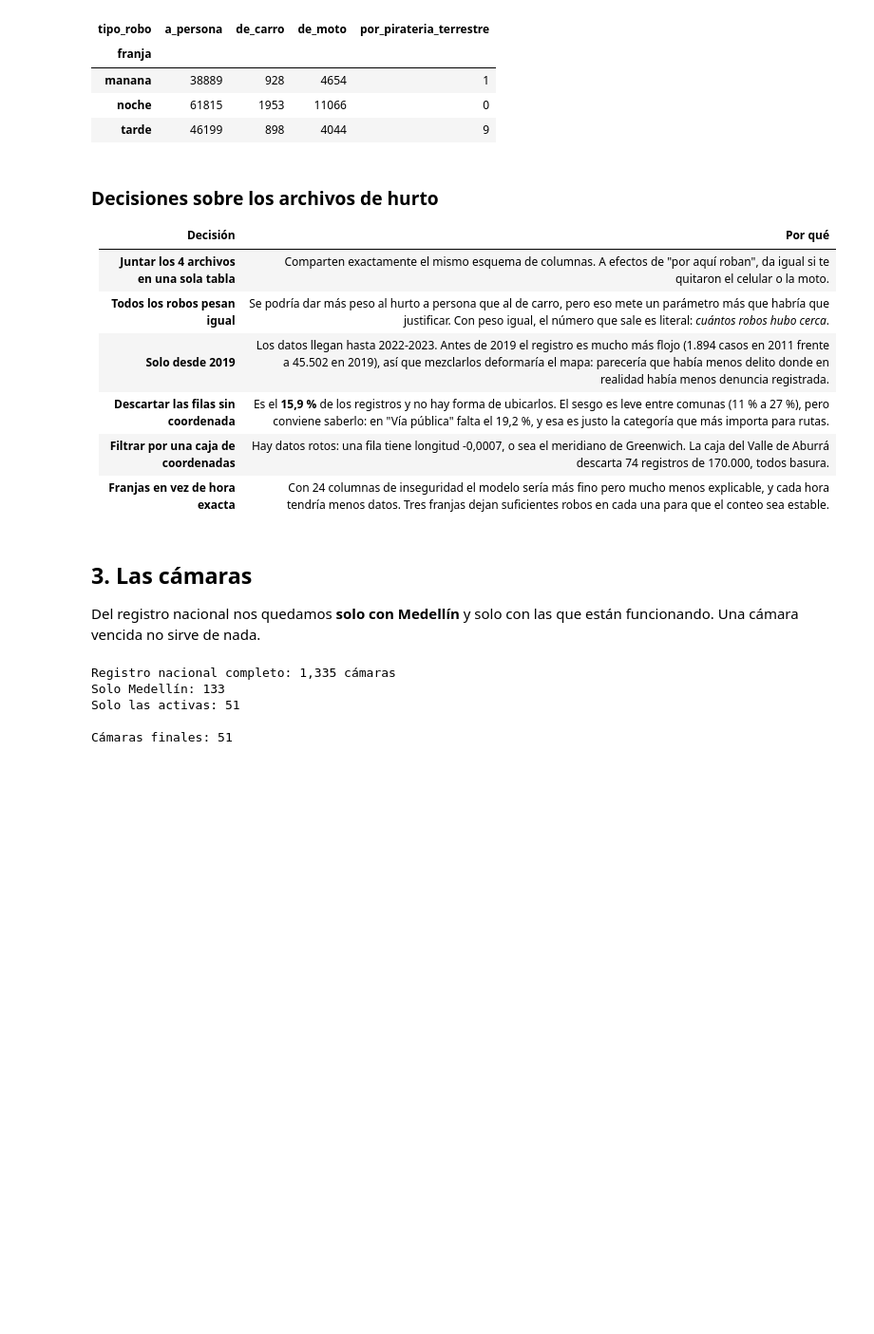
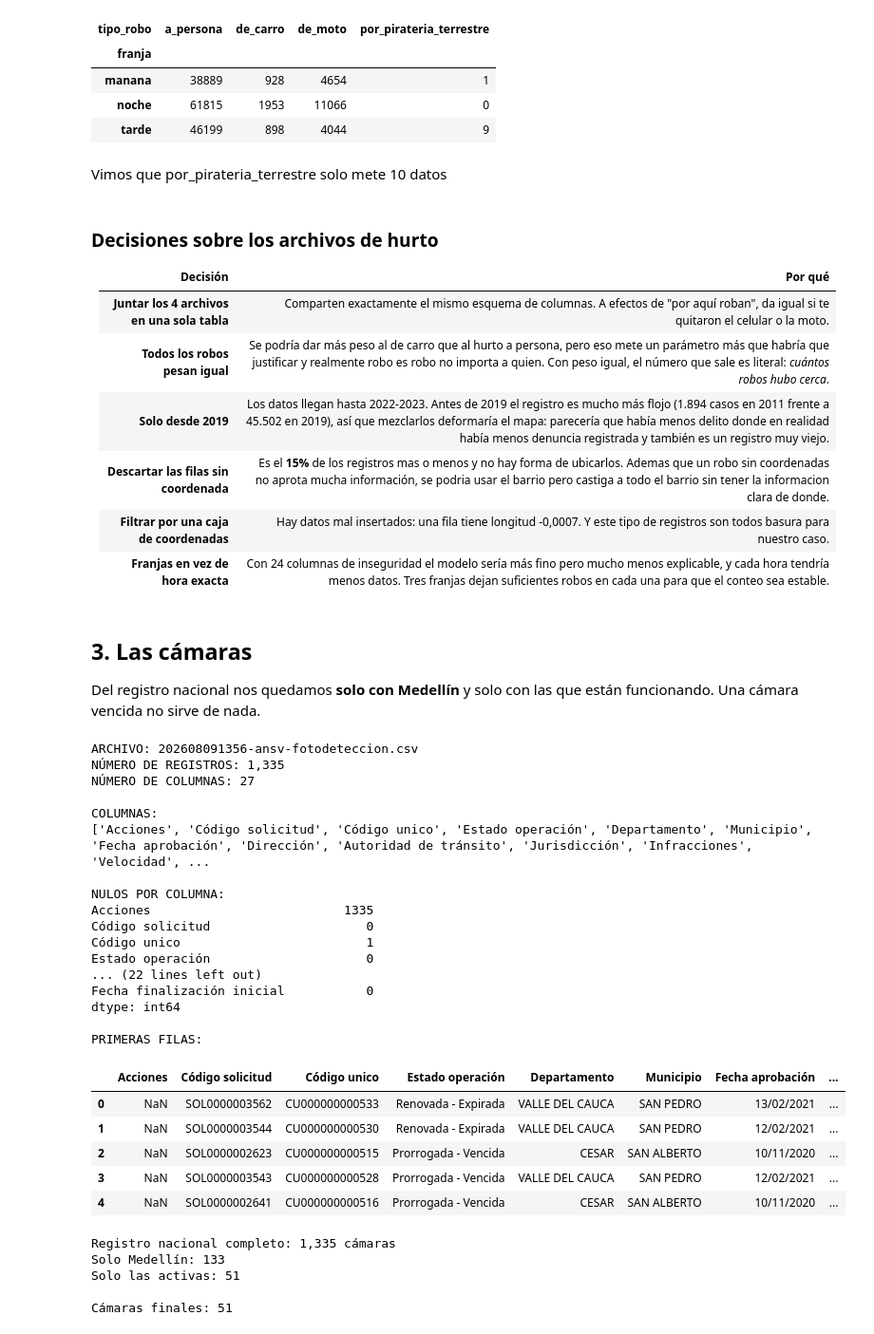
Before and after one commit to Bostjansito/MapasMED, a Jupyter notebook: Ruteo_Multiobjetivo_Medellin.ipynb, the cells around one changed output. Shown at 95% size. Drawn from its saved outputs; the diff is of its cells as text; code cells hidden in the pictures; blank space fills up the shorter version.

```diff
--- a/Ruteo_Multiobjetivo_Medellin.ipynb
+++ b/Ruteo_Multiobjetivo_Medellin.ipynb
@@ -256,20 +321,64 @@ display(resumen)
 | manana | 38889 | 928 | 4654 | 1 |
 | noche | 61815 | 1953 | 11066 | 0 |
 | tarde | 46199 | 898 | 4044 | 9 |
+# %% [markdown]
+Vimos que por_pirateria_terrestre solo mete 10 datos
 # %% [markdown]
 ### Decisiones sobre los archivos de hurto
 
 | Decisión | Por qué |
 |---|---|
 | **Juntar los 4 archivos en una sola tabla** | Comparten exactamente el mismo esquema de columnas. A efectos de "por aquí roban", da igual si te quitaron el celular o la moto. |
-| **Todos los robos pesan igual** | Se podría dar más peso al hurto a persona que al de carro, pero eso mete un parámetro más que habría que justificar. Con peso igual, el número que sale es literal: *cuántos robos hubo cerca*. |
-| **Solo desde 2019** | Los datos llegan hasta 2022-2023. Antes de 2019 el registro es mucho más flojo (1.894 casos en 2011 frente a 45.502 en 2019), así que mezclarlos deformaría el mapa: parecería que había menos delito donde en realidad había menos denuncia registrada. |
-| **Descartar las filas sin coordenada** | Es el **15,9 %** de los registros y no hay forma de ubicarlos. El sesgo es leve entre comunas (11 % a 27 %), pero conviene saberlo: en "Vía pública" falta el 19,2 %, y esa es justo la categoría que más importa para rutas. |
-| **Filtrar por una caja de coordenadas** | Hay datos rotos: una fila tiene longitud -0,0007, o sea el meridiano de Greenwich. La caja del Valle de Aburrá descarta 74 registros de 170.000, todos basura. |
+| **Todos los robos pesan igual** | Se podría dar más peso al de carro que al hurto a persona, pero eso mete un parámetro más que habría que justificar y realmente robo es robo no importa a quien. Con peso igual, el número que sale es literal: *cuántos robos hubo cerca*. |
+| **Solo desde 2019** | Los datos llegan hasta 2022-2023. Antes de 2019 el registro es mucho más flojo (1.894 casos en 2011 frente a 45.502 en 2019), así que mezclarlos deformaría el mapa: parecería que había menos delito donde en realidad había menos denuncia registrada y también es un registro muy viejo. |
+| **Descartar las filas sin coordenada** | Es el **15%** de los registros mas o menos y no hay forma de ubicarlos. Ademas que un robo sin coordenadas no aprota mucha información, se podria usar el barrio pero castiga a todo el barrio sin tener la informacion clara de donde. |
+| **Filtrar por una caja de coordenadas** | Hay datos mal insertados: una fila tiene longitud -0,0007. Y este tipo de registros son todos basura para nuestro caso. |
 | **Franjas en vez de hora exacta** | Con 24 columnas de inseguridad el modelo sería más fino pero mucho menos explicable, y cada hora tendría menos datos. Tres franjas dejan suficientes robos en cada una para que el conteo sea estable. |
 # %% [markdown]
 ## 3. Las cámaras
 
 Del registro nacional nos quedamos **solo con Medellín** y solo con las que están funcionando.
 Una cámara vencida no sirve de nada.
+# %%
+# Inspección del archivo de cámaras de fotodetección
+ARCHIVO_CAMARAS = "202608091356-ansv-fotodeteccion.csv"
+
+df_camaras = pd.read_csv(CARPETA_DATOS / ARCHIVO_CAMARAS, low_memory=False)
+
+print(f"ARCHIVO: {ARCHIVO_CAMARAS}")
+print(f"NÚMERO DE REGISTROS: {len(df_camaras):,}")
+print(f"NÚMERO DE COLUMNAS: {len(df_camaras.columns)}")
+
+print("\nCOLUMNAS:")
+print(list(df_camaras.columns))
+
+print("\nNULOS POR COLUMNA:")
+print(df_camaras.isna().sum())
+
+print("\nPRIMERAS FILAS:")
+display(df_camaras.head())
+# %% [output]
+ARCHIVO: 202608091356-ansv-fotodeteccion.csv
+NÚMERO DE REGISTROS: 1,335
+NÚMERO DE COLUMNAS: 27
+
+COLUMNAS:
+['Acciones', 'Código solicitud', 'Código unico', 'Estado operación', 'Departamento', 'Municipio', 'Fecha aprobación', 'Dirección', 'Autoridad de tránsito', 'Jurisdicción', 'Infracciones', 'Velocidad', ...
+
+NULOS POR COLUMNA:
+Acciones                          1335
+Código solicitud                     0
+Código unico                         1
+Estado operación                     0
+... (22 lines left out)
+Fecha finalización inicial           0
+dtype: int64
+
+PRIMERAS FILAS:
+|  | Acciones | Código solicitud | Código unico | Estado operación | Departamento | Municipio | Fecha aprobación | ... |
+| 0 | NaN | SOL0000003562 | CU000000000533 | Renovada - Expirada | VALLE DEL CAUCA | SAN PEDRO | 13/02/2021 | ... |
+| 1 | NaN | SOL0000003544 | CU000000000530 | Renovada - Expirada | VALLE DEL CAUCA | SAN PEDRO | 12/02/2021 | ... |
+| 2 | NaN | SOL0000002623 | CU000000000515 | Prorrogada - Vencida | CESAR | SAN ALBERTO | 10/11/2020 | ... |
+| 3 | NaN | SOL0000003543 | CU000000000528 | Prorrogada - Vencida | VALLE DEL CAUCA | SAN PEDRO | 12/02/2021 | ... |
+| 4 | NaN | SOL0000002641 | CU000000000516 | Prorrogada - Vencida | CESAR | SAN ALBERTO | 10/11/2020 | ... |
 # %%
```
Also changed, not shown: parts of 63 cells of this notebook, 5 other files.
